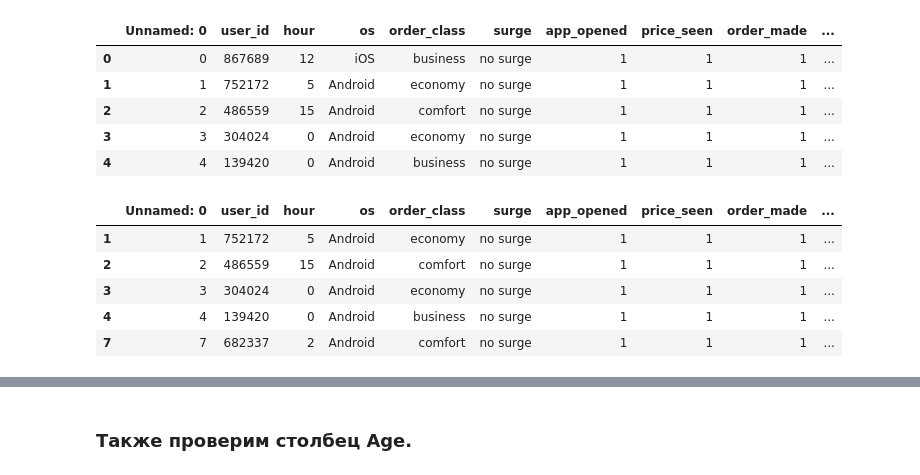
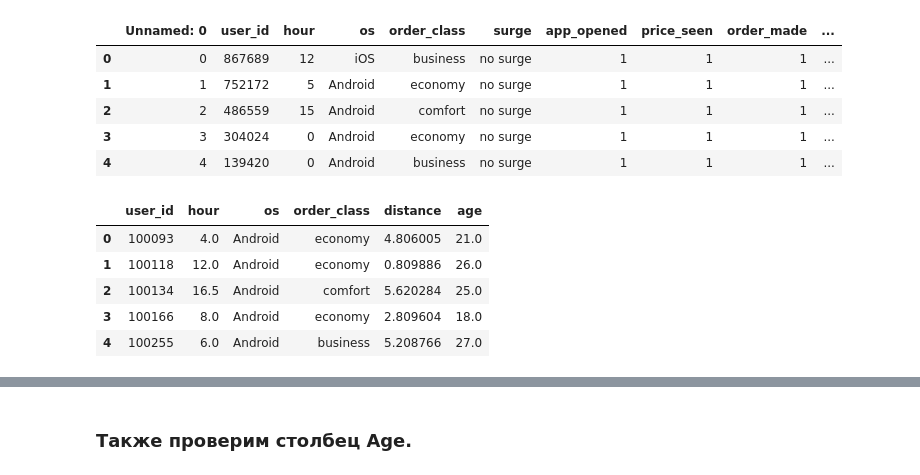
Before and after one commit to Tem-Art/Python, a Jupyter notebook: ДЗ. Выбираем группы и разделяем на A-Б.ipynb, the cells around one changed output, grey strips where cells are left out. Saved outputs shown, nothing was run; the diff lists cells and outputs as text; code cells hidden in the pictures.

```diff
--- a/ДЗ. Выбираем группы и разделяем на A-Б.ipynb
+++ b/ДЗ. Выбираем группы и разделяем на A-Б.ipynb
@@ -19,18 +19,28 @@ df.head(5)
 # %%
 # Фильтрация по OS
 
 df_android = df[df['os'] == 'Android']
 
 # Удаление строк, где значение в столбце 'distance' является null
 df_android = df_android.dropna(subset=['distance'])
 df_android = df_android.dropna(subset=['age'])
 
-df_android.head(5)
+# Оставляем только уникальные user_id с медиальными значениями по distance, age и hour
+df_android_median = df_android.groupby('user_id').agg({
+    'hour': 'median',
+    'os': 'first',
+    'order_class': 'first',
+    'distance': 'median',
+    'age': 'median',
+
+}).reset_index()
+
+df_android_median.head(5)
 # %% [output]
-|  | Unnamed: 0 | user_id | hour | os | order_class | surge | app_opened | price_seen | order_made | ... |
-| 1 | 1 | 752172 | 5 | Android | economy | no surge | 1 | 1 | 1 | ... |
-| 2 | 2 | 486559 | 15 | Android | comfort | no surge | 1 | 1 | 1 | ... |
-| 3 | 3 | 304024 | 0 | Android | economy | no surge | 1 | 1 | 1 | ... |
-| 4 | 4 | 139420 | 0 | Android | business | no surge | 1 | 1 | 1 | ... |
-| 7 | 7 | 682337 | 2 | Android | comfort | no surge | 1 | 1 | 1 | ... |
+|  | user_id | hour | os | order_class | distance | age |
+| 0 | 100093 | 4.0 | Android | economy | 4.806005 | 21.0 |
+| 1 | 100118 | 12.0 | Android | economy | 0.809886 | 26.0 |
+| 2 | 100134 | 16.5 | Android | comfort | 5.620284 | 25.0 |
+| 3 | 100166 | 8.0 | Android | economy | 2.809604 | 18.0 |
+| 4 | 100255 | 6.0 | Android | business | 5.208766 | 27.0 |
 # %%
```
Also changed, not shown: parts of 13 cells of this notebook.
